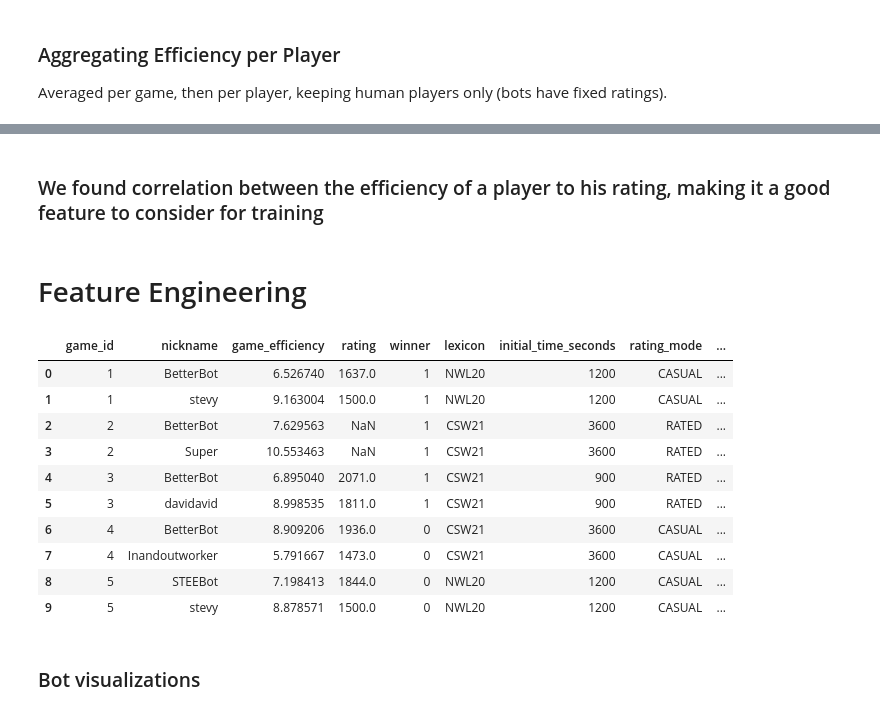
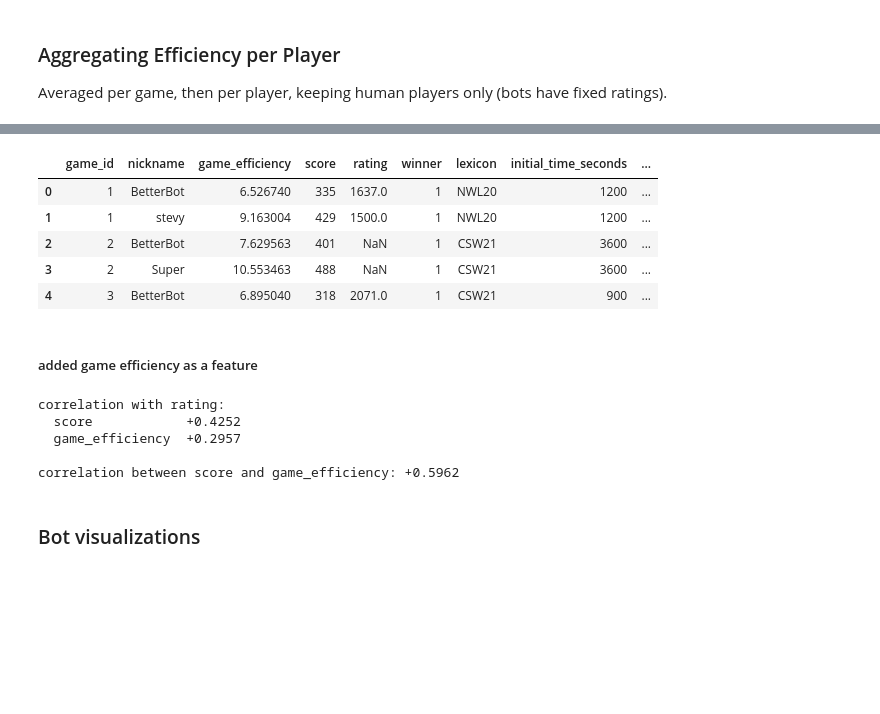
Before and after one commit to eranK12329/Scrabble, a Jupyter notebook: scrabble_project.ipynb, the cells around one changed output, grey strips where cells are left out. Cells and saved outputs as stored; diff of their text form; code cells hidden in the pictures; blank space fills up the shorter version.

```diff
--- a/scrabble_project.ipynb
+++ b/scrabble_project.ipynb
@@ -459,35 +421,55 @@ rating                          0.484014  1.000000
-# %% [markdown]
-### We found correlation between the efficiency of a player to his rating, making it a good feature to consider for training
-# %% [markdown]
-# Feature Engineering
 # %%
-# every feature here is per game -- no player-level aggregates, so each game
-# stands on its own and nothing is carried across a player's other games
-efficiency_per_game_df = player_game_efficiency.merge(
-    train_df[['game_id', 'nickname', 'rating']],
-    on=['game_id', 'nickname'],
-    how='left',
-).rename(columns={'avg_move_efficiency': 'game_efficiency'})
+player_game_efficiency = (
+    play_turns.groupby(['game_id', 'nickname'])['move_efficiency']
+    .mean()
+    .reset_index()
+    .rename(columns={'move_efficiency': 'avg_move_efficiency'})
+)
+
+final_score = (
+    turns_df.sort_values(['game_id', 'turn_number'])
+    .drop_duplicates(subset=['game_id', 'nickname'], keep='last')
+    [['game_id', 'nickname', 'score']]
+)
+
+efficiency_per_game_df = (
+    player_game_efficiency
+    .rename(columns={'avg_move_efficiency': 'game_efficiency'})
+    .merge(final_score, on=['game_id', 'nickname'], how='left')
+    .merge(train_df[['game_id', 'nickname', 'rating']], on=['game_id', 'nickname'], how='left')
+)
 
 merged_games_and_efficiency = efficiency_per_game_df.merge(
     games_df,
     on='game_id',
     how='left',
 )
 merged_games_and_efficiency.drop(columns=['year', 'month', 'day', 'hour', 'increment_seconds', 'game_end_reason', 'created_at', 'max_overtime_minutes', 'time_control_name', 'first'], inplace=True)
-merged_games_and_efficiency.head(10)
+merged_games_and_efficiency.head()
 # %% [output]
-|  | game_id | nickname | game_efficiency | rating | winner | lexicon | initial_time_seconds | rating_mode | ... |
-| 0 | 1 | BetterBot | 6.526740 | 1637.0 | 1 | NWL20 | 1200 | CASUAL | ... |
-| 1 | 1 | stevy | 9.163004 | 1500.0 | 1 | NWL20 | 1200 | CASUAL | ... |
-| 2 | 2 | BetterBot | 7.629563 | NaN | 1 | CSW21 | 3600 | RATED | ... |
-| 3 | 2 | Super | 10.553463 | NaN | 1 | CSW21 | 3600 | RATED | ... |
-| 4 | 3 | BetterBot | 6.895040 | 2071.0 | 1 | CSW21 | 900 | RATED | ... |
-| 5 | 3 | davidavid | 8.998535 | 1811.0 | 1 | CSW21 | 900 | RATED | ... |
-| 6 | 4 | BetterBot | 8.909206 | 1936.0 | 0 | CSW21 | 3600 | CASUAL | ... |
-| 7 | 4 | Inandoutworker | 5.791667 | 1473.0 | 0 | CSW21 | 3600 | CASUAL | ... |
-| 8 | 5 | STEEBot | 7.198413 | 1844.0 | 0 | NWL20 | 1200 | CASUAL | ... |
-| 9 | 5 | stevy | 8.878571 | 1500.0 | 0 | NWL20 | 1200 | CASUAL | ... |
+|  | game_id | nickname | game_efficiency | score | rating | winner | lexicon | initial_time_seconds | ... |
+| 0 | 1 | BetterBot | 6.526740 | 335 | 1637.0 | 1 | NWL20 | 1200 | ... |
+| 1 | 1 | stevy | 9.163004 | 429 | 1500.0 | 1 | NWL20 | 1200 | ... |
+| 2 | 2 | BetterBot | 7.629563 | 401 | NaN | 1 | CSW21 | 3600 | ... |
+| 3 | 2 | Super | 10.553463 | 488 | NaN | 1 | CSW21 | 3600 | ... |
+| 4 | 3 | BetterBot | 6.895040 | 318 | 2071.0 | 1 | CSW21 | 900 | ... |
+# %% [markdown]
+##### added game efficiency as a feature
+# %%
+labelled = merged_games_and_efficiency.dropna(subset=['rating'])
+
+print('correlation with rating:')
+for col in ['score', 'game_efficiency', 'bot_rating']:
+    if col in labelled:
+        print(f'  {col:16s} {labelled[col].corr(labelled["rating"]):+.4f}')
+print(f"\ncorrelation between score and game_efficiency: "
+      f"{labelled['score'].corr(labelled['game_efficiency']):+.4f}")
+# %% [output]
+correlation with rating:
+  score            +0.4252
+  game_efficiency  +0.2957
+
+correlation between score and game_efficiency: +0.5962
 # %% [markdown]
 ### Bot visualizations
 # %%
```
Also changed, not shown: parts of 17 cells of this notebook.
